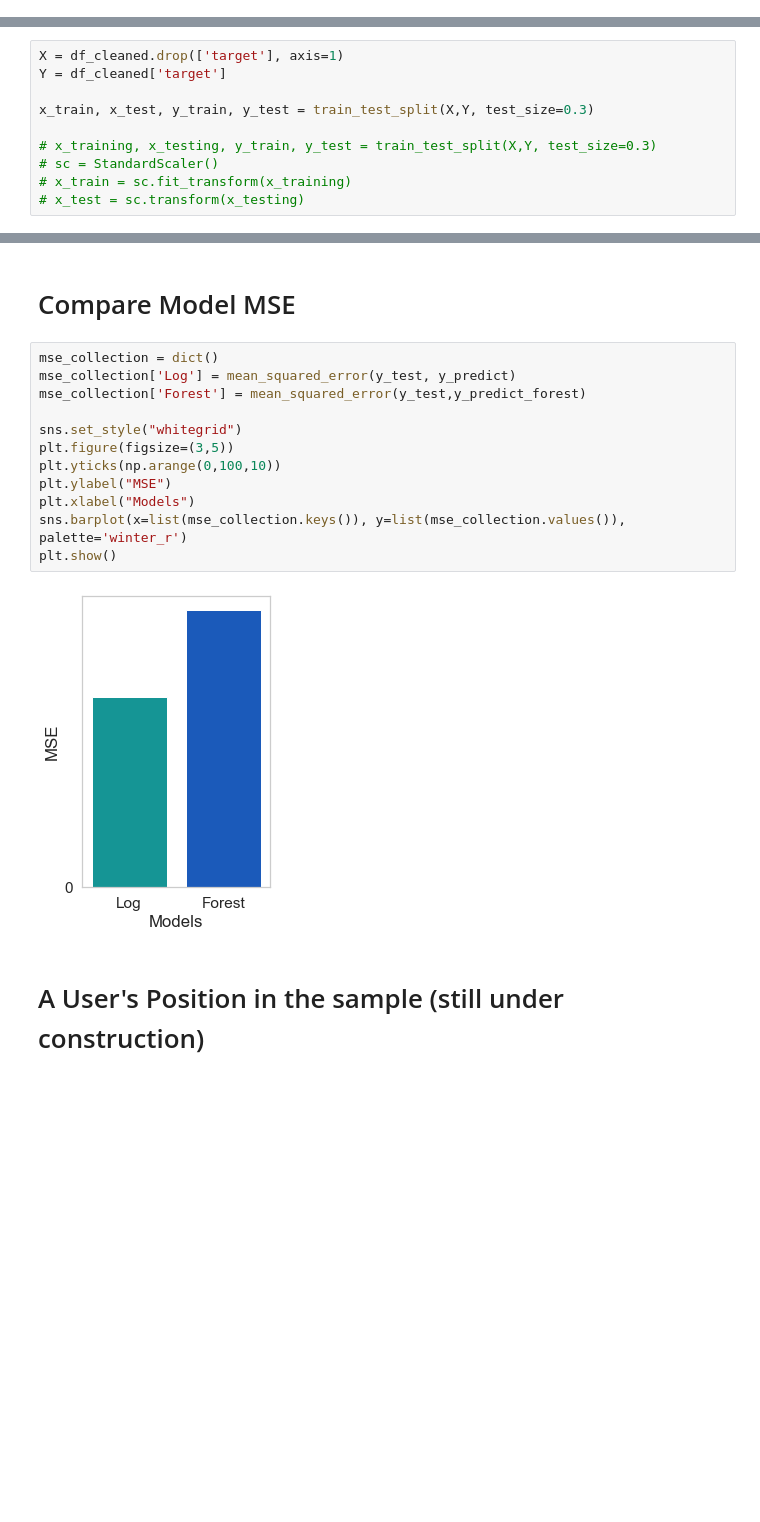
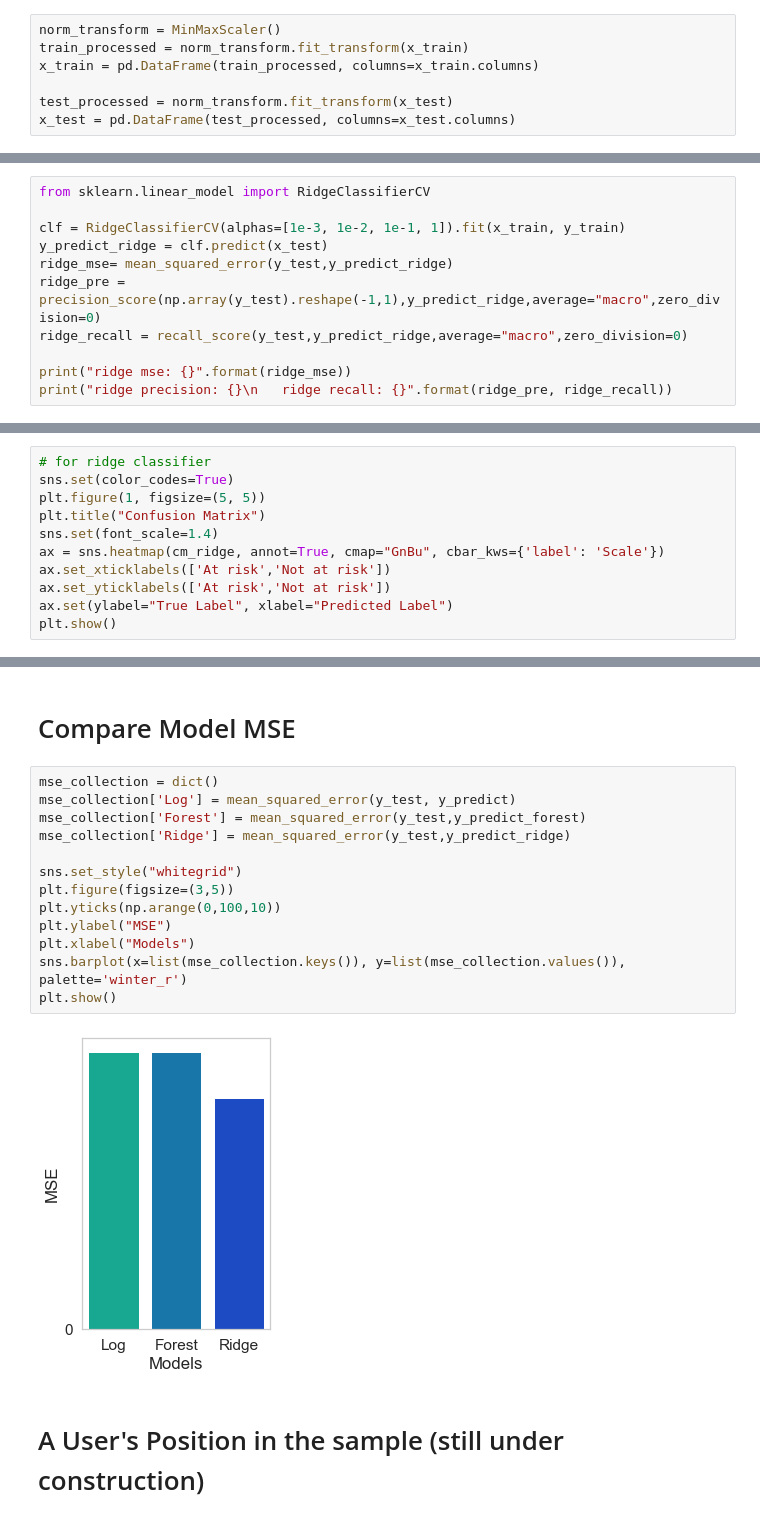
Before and after one commit to cat-castle-99/ECS171Proj, a Jupyter notebook: Project_Everything_so_far.ipynb, the cells around one changed output, grey strips where cells are left out. Cells and saved outputs as stored; diff of their text form; blank space fills up the shorter version.

Commit message:
addition of model selection techniques and anaylyze a chosen model from selection

```diff
--- a/Project_Everything_so_far.ipynb
+++ b/Project_Everything_so_far.ipynb
@@ -286,3 +566,10 @@ array([[<AxesSubplot:title={'center':'age'}>,
+# %%
+norm_transform = MinMaxScaler()
+train_processed = norm_transform.fit_transform(x_train)
+x_train = pd.DataFrame(train_processed, columns=x_train.columns)
+
+test_processed = norm_transform.fit_transform(x_test)
+x_test = pd.DataFrame(test_processed, columns=x_test.columns)
 # %% [markdown]
 # EDA Visualization (might be useful for project demo slides)
 # %%
@@ -354,13 +634,3 @@ slope_user=0
 ca_user=0
 thal_user=0
 user_data=[age_user,sex_user,cp_user,trestbps_user,chol_user,fbs_user,restecg_user,thalach_user,exang_user,oldpeak_user,slope_user,ca_user,thal_user]
-# %%
-X = df_cleaned.drop(['target'], axis=1)
-Y = df_cleaned['target']
-
-x_train, x_test, y_train, y_test = train_test_split(X,Y, test_size=0.3)
-
-# x_training, x_testing, y_train, y_test = train_test_split(X,Y, test_size=0.3)
-# sc = StandardScaler()
-# x_train = sc.fit_transform(x_training)
-# x_test = sc.transform(x_testing)
@@ -414,0 +687,11 @@ forest precision: 0.7440087145969498
+# %%
+from sklearn.linear_model import RidgeClassifierCV
+
+clf = RidgeClassifierCV(alphas=[1e-3, 1e-2, 1e-1, 1]).fit(x_train, y_train)
+y_predict_ridge = clf.predict(x_test)
+ridge_mse= mean_squared_error(y_test,y_predict_ridge)
+ridge_pre = precision_score(np.array(y_test).reshape(-1,1),y_predict_ridge,average="macro",zero_division=0)
+ridge_recall = recall_score(y_test,y_predict_ridge,average="macro",zero_division=0)
+
+print("ridge mse: {}".format(ridge_mse))
+print("ridge precision: {}\n   ridge recall: {}".format(ridge_pre, ridge_recall))
@@ -480,0 +769,11 @@ plt.show()
+# %%
+# for ridge classifier
+sns.set(color_codes=True)
+plt.figure(1, figsize=(5, 5))
+plt.title("Confusion Matrix")
+sns.set(font_scale=1.4)
+ax = sns.heatmap(cm_ridge, annot=True, cmap="GnBu", cbar_kws={'label': 'Scale'})
+ax.set_xticklabels(['At risk','Not at risk'])
+ax.set_yticklabels(['At risk','Not at risk'])
+ax.set(ylabel="True Label", xlabel="Predicted Label")
+plt.show()
@@ -483,17 +784,18 @@ plt.show()
 # %%
 mse_collection = dict()
 mse_collection['Log'] = mean_squared_error(y_test, y_predict)
 mse_collection['Forest'] = mean_squared_error(y_test,y_predict_forest)
+mse_collection['Ridge'] = mean_squared_error(y_test,y_predict_ridge)
 
 sns.set_style("whitegrid")
 plt.figure(figsize=(3,5))
 plt.yticks(np.arange(0,100,10))
 plt.ylabel("MSE")
 plt.xlabel("Models")
 sns.barplot(x=list(mse_collection.keys()), y=list(mse_collection.values()), palette='winter_r')
 plt.show()
 # %% [output]
-[figure, old version]
+[figure, new version]
 # %% [markdown]
 # A User's Position in the sample (still under construction)
 # %%
```
Also changed, not shown: parts of 37 cells of this notebook, 1 other file.
